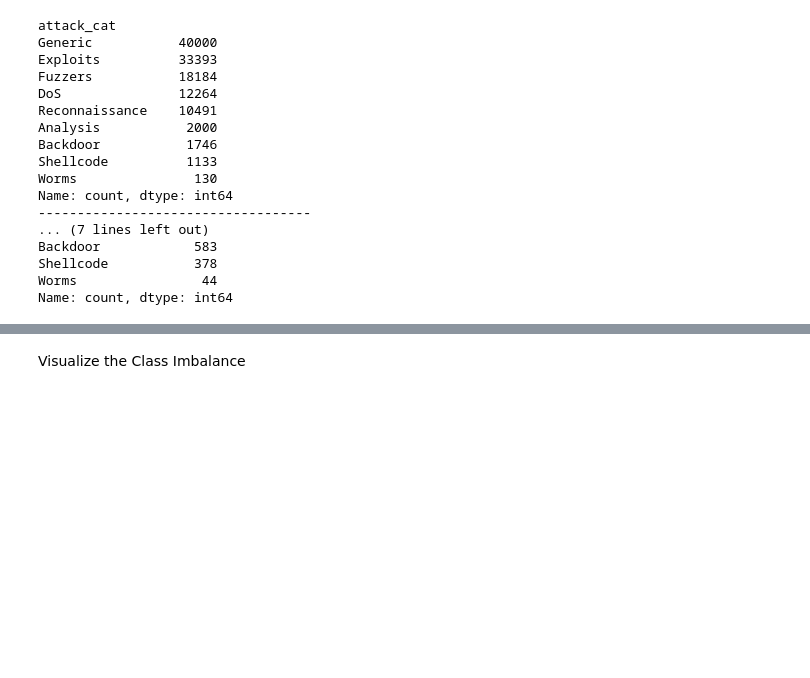
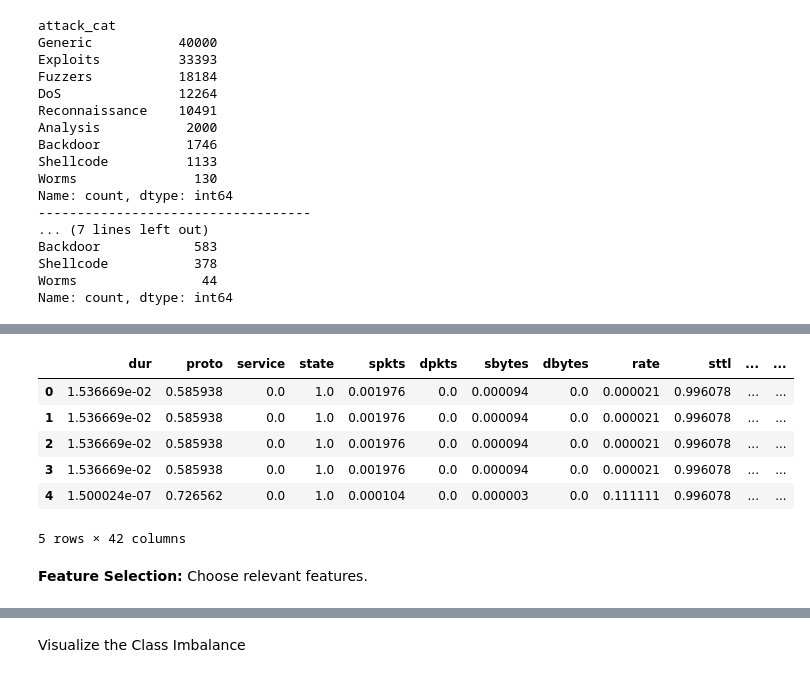
Before and after one commit to rajasa13/SimpleGAN, a Jupyter notebook: imbalancedDataset.ipynb, the cells around one changed output, grey strips where cells are left out. Drawn from its saved outputs; the diff is of its cells as text; code cells hidden in the pictures; blank space fills up the shorter version.

```diff
--- a/imbalancedDataset.ipynb
+++ b/imbalancedDataset.ipynb
@@ -98,0 +190,13 @@ Name: count, dtype: int64
+# %%
+# Display the first 5 rows of the normalized data for test set
+X_test_normalized.head()
+# %% [output]
+|  | dur | proto | service | state | spkts | dpkts | sbytes | dbytes | rate | sttl | ... | ... |
+| 0 | 1.536669e-02 | 0.585938 | 0.0 | 1.0 | 0.001976 | 0.0 | 0.000094 | 0.0 | 0.000021 | 0.996078 | ... | ... |
+| 1 | 1.536669e-02 | 0.585938 | 0.0 | 1.0 | 0.001976 | 0.0 | 0.000094 | 0.0 | 0.000021 | 0.996078 | ... | ... |
+| 2 | 1.536669e-02 | 0.585938 | 0.0 | 1.0 | 0.001976 | 0.0 | 0.000094 | 0.0 | 0.000021 | 0.996078 | ... | ... |
+| 3 | 1.536669e-02 | 0.585938 | 0.0 | 1.0 | 0.001976 | 0.0 | 0.000094 | 0.0 | 0.000021 | 0.996078 | ... | ... |
+| 4 | 1.500024e-07 | 0.726562 | 0.0 | 1.0 | 0.000104 | 0.0 | 0.000003 | 0.0 | 0.111111 | 0.996078 | ... | ... |
+5 rows × 42 columns
+# %% [markdown]
+**Feature Selection:** Choose relevant features.
```
Also changed, not shown: parts of 28 cells of this notebook.
